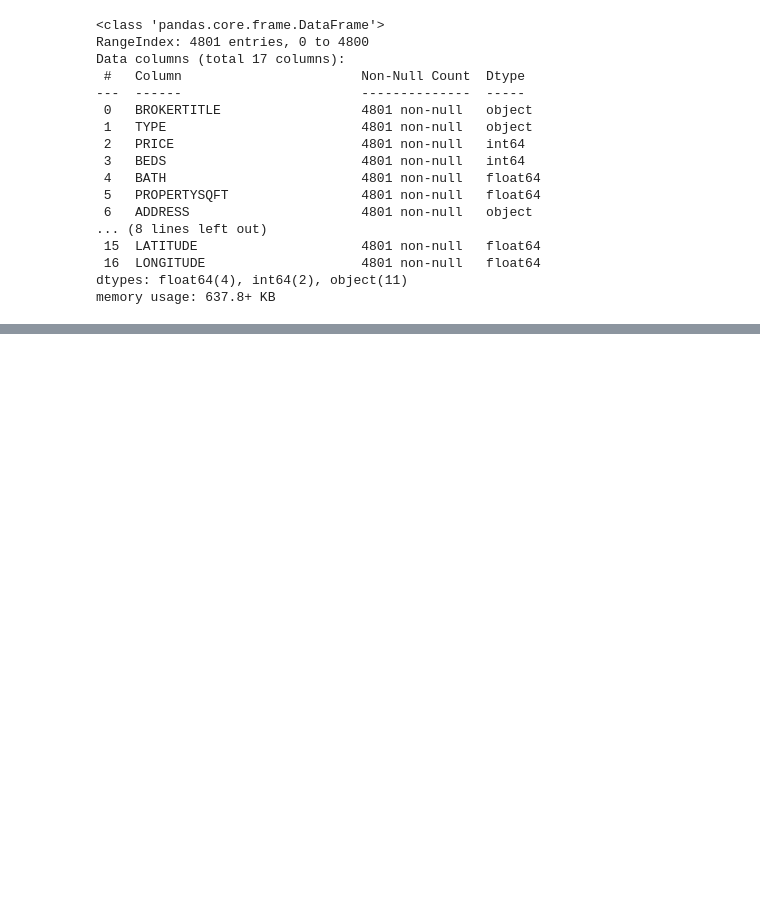
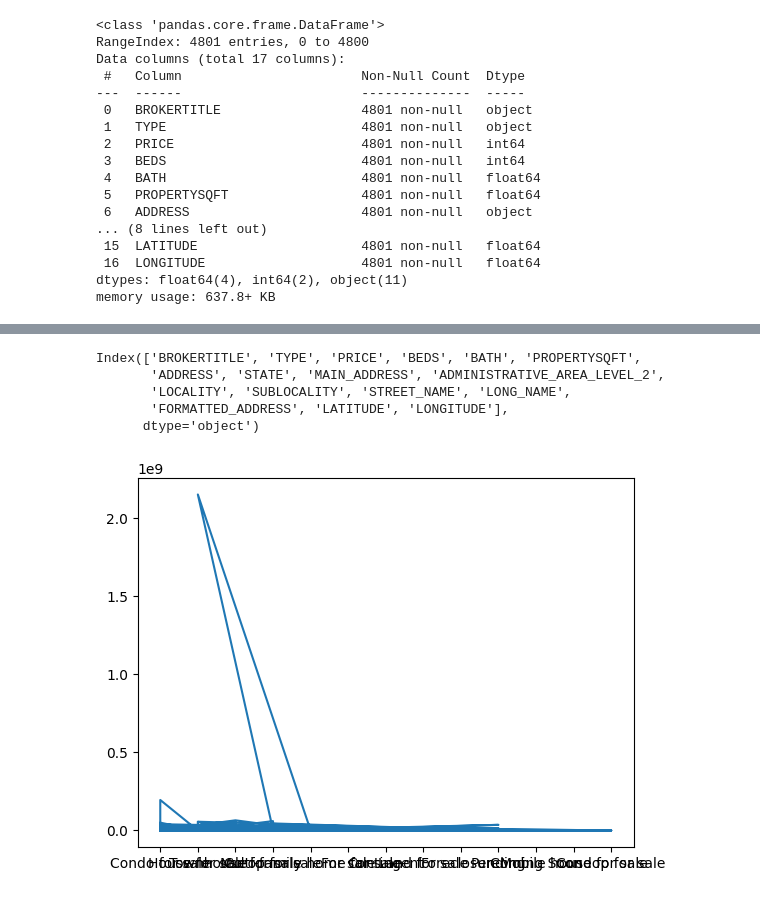
Before and after one commit to Happy4mou/NY-House-Prices-Project, a Jupyter notebook: notebooks/01_data_exploration.ipynb, the cells around one changed output, grey strips where cells are left out. Cells and saved outputs as stored; diff of their text form; code cells hidden in the pictures; blank space fills up the shorter version.

```diff
--- a/notebooks/01_data_exploration.ipynb
+++ b/notebooks/01_data_exploration.ipynb
@@ -48,3 +49,17 @@ df.head()
 | 2 | Brokered by Sowae Corp | House for sale | 260000 | 4 | 2.000000 | 2015.0 | 620 Sinclair Ave | Staten Island, NY 10312 | 620 Sinclair AveStaten Island, NY... | ... |
 | 3 | Brokered by COMPASS | Condo for sale | 69000 | 3 | 1.000000 | 445.0 | 2 E 55th St Unit 908W33 | Manhattan, NY 10022 | 2 E 55th St Unit 908W33Manhattan,... | ... |
 | 4 | Brokered by Sotheby's Internation... | Townhouse for sale | 55000000 | 7 | 2.373861 | 14175.0 | 5 E 64th St | New York, NY 10065 | 5 E 64th StNew York, NY 10065 | ... |
+# %%
+columns = df.columns
+print(columns)
+# %% [output]
+Index(['BROKERTITLE', 'TYPE', 'PRICE', 'BEDS', 'BATH', 'PROPERTYSQFT',
+       'ADDRESS', 'STATE', 'MAIN_ADDRESS', 'ADMINISTRATIVE_AREA_LEVEL_2',
+       'LOCALITY', 'SUBLOCALITY', 'STREET_NAME', 'LONG_NAME',
+       'FORMATTED_ADDRESS', 'LATITUDE', 'LONGITUDE'],
+      dtype='object')
+# %%
+plt.plot(df["TYPE"] , df["PRICE"])
+plt.show()
+# %% [output]
+[figure, added]
```
Also changed, not shown: parts of 10 cells of this notebook.
